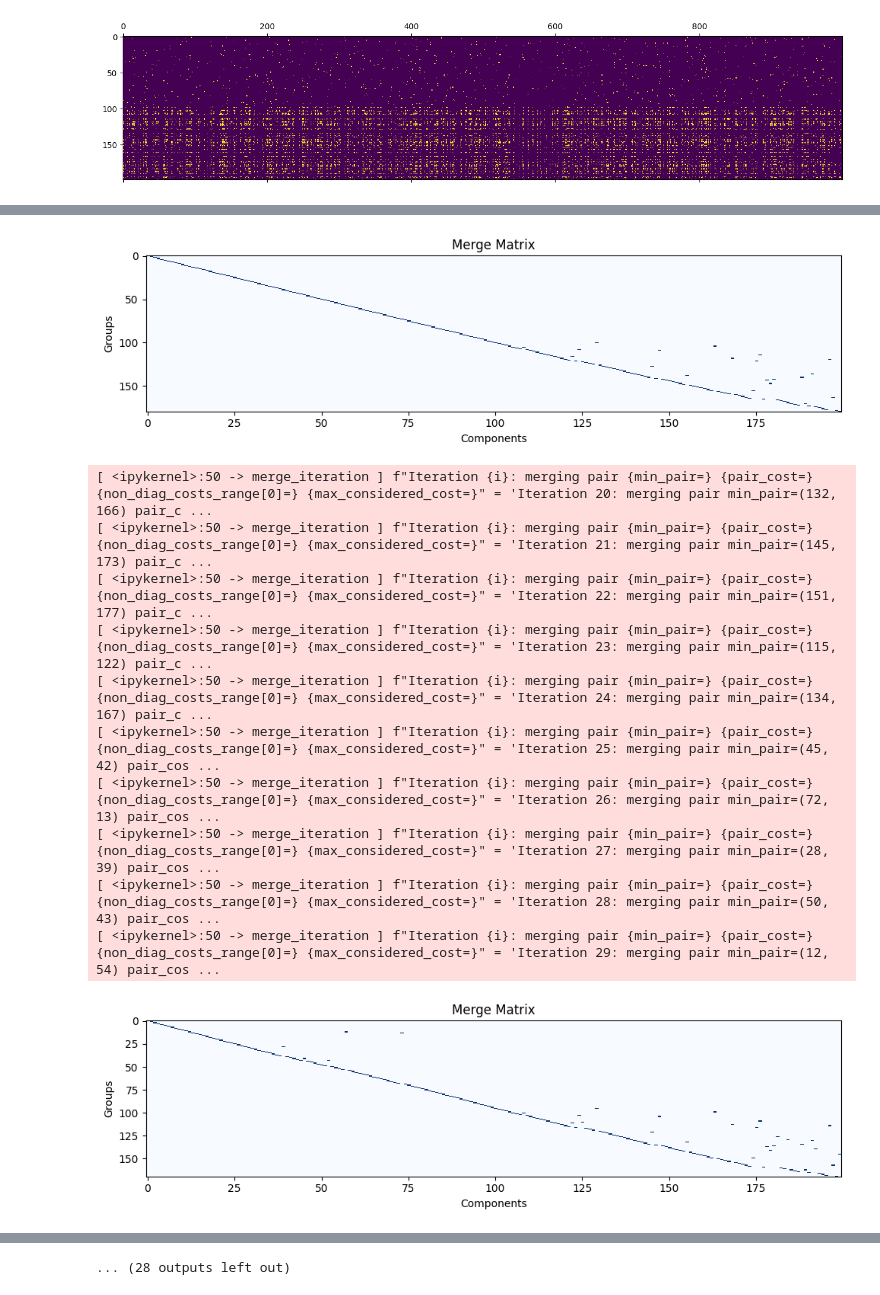
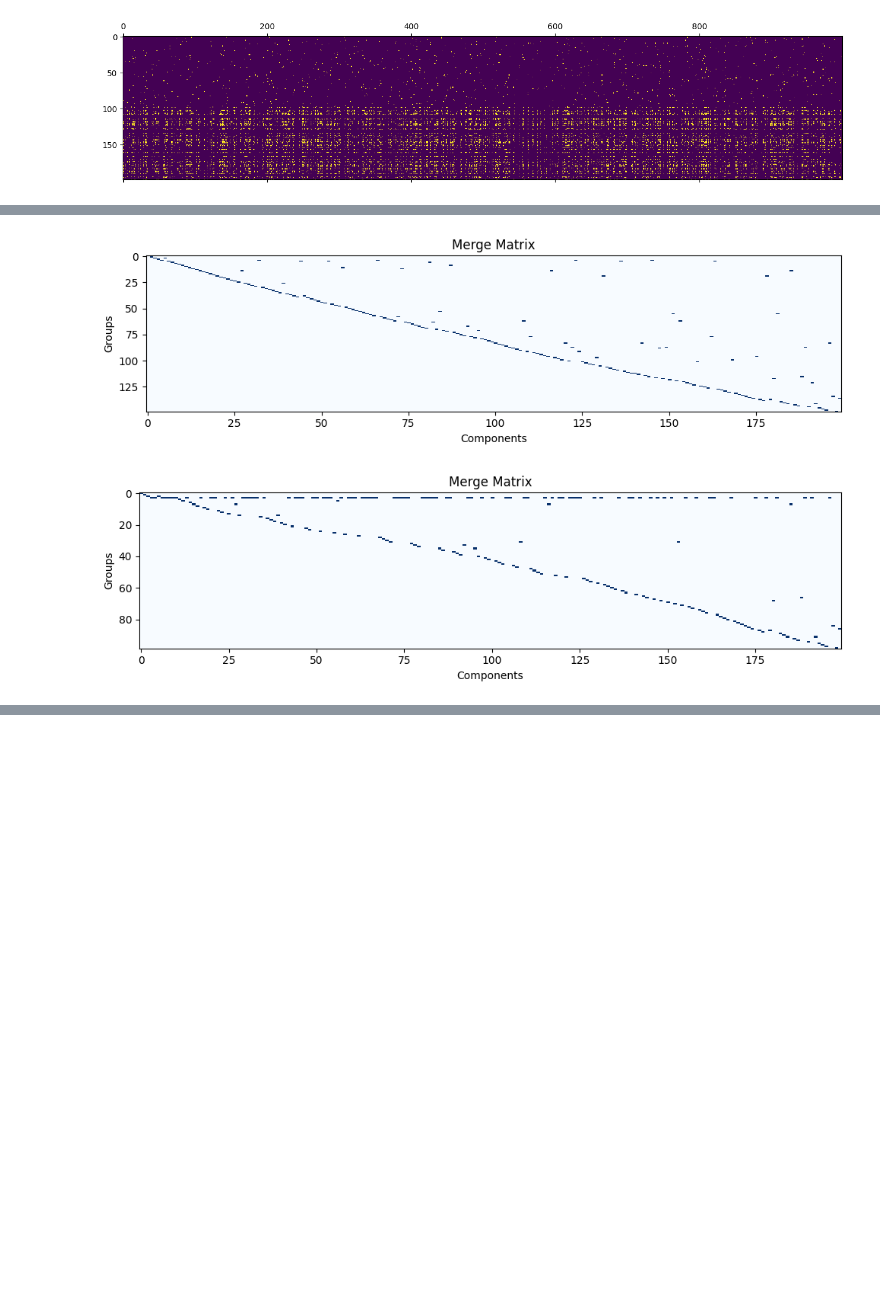
Before and after one commit to mivanit/apd, a Jupyter notebook: notebooks/mivanit/dev_grouping_3.ipynb, the cells around one changed output, grey strips where cells are left out. Cells and saved outputs as stored; diff of their text form; code cells hidden in the pictures; blank space fills up the shorter version.

```diff
--- a/notebooks/mivanit/dev_grouping_3.ipynb
+++ b/notebooks/mivanit/dev_grouping_3.ipynb
@@ -125,6 +125,7 @@ def compute_merge_costs(
     coact: Bool[Tensor, "k_groups k_groups"],
     merges: GroupMerge,
     alpha: float = 1.0,
+    rank_cost: float = 100.0,
 ) -> Float[Tensor, "k_groups k_groups"]:
     """Compute MDL costs for merge matrices"""
     device: torch.device = coact.device
@@ -141,7 +142,7 @@ def compute_merge_costs(
         - (
             ranks.unsqueeze(0)
             + ranks.unsqueeze(1)
-            + (1/alpha)
+            + (rank_cost/alpha)
         ) * coact
     )
 # %%
@@ -286,7 +287,7 @@ def merge_iteration(
 		pair_cost: float = costs[min_pair[0], min_pair[1]].item()
 
 		# merge the pair
-		dbg(f"Iteration {i}: merging pair {min_pair=} {pair_cost=} {non_diag_costs_range[0]=} {max_considered_cost=}")
+		# dbg(f"Iteration {i}: merging pair {min_pair=} {pair_cost=} {non_diag_costs_range[0]=} {max_considered_cost=}")
 		current_merge, current_coact, current_act_mask = recompute_coacts(
 			coact=current_coact,
 			merges=current_merge,
@@ -299,16 +300,17 @@ def merge_iteration(
 		assert current_coact.shape[1] == k_groups, "Coactivation matrix shape should match number of groups"
 		assert current_act_mask.shape[1] == k_groups, "Activation mask shape should match number of groups"
 
-		i += 1
 
-		if i % 10 == 0:
+		if i % 50 == 0:
 			current_merge.plot()
 			plt.show()
+
+		i += 1
 
 merge_iteration(
 	coact=COACTIVATIONS['co_occurrence_matrix'],
 	activation_mask=COACTIVATIONS['active_mask'],
 	alpha=1.0,
-	iters=200,
+	iters=160,
 )
 # %% [output]
@@ -336,12 +318,2 @@ merge_iteration(
-[figure, old version]
+[figure, new version]
-[ <ipykernel>:50 -> merge_iteration ] f"Iteration {i}: merging pair {min_pair=} {pair_cost=} {non_diag_costs_range[0]=} {max_considered_cost=}" = 'Iteration 20: merging pair min_pair=(132, 166) pair_c ...
-[ <ipykernel>:50 -> merge_iteration ] f"Iteration {i}: merging pair {min_pair=} {pair_cost=} {non_diag_costs_range[0]=} {max_considered_cost=}" = 'Iteration 21: merging pair min_pair=(145, 173) pair_c ...
-[ <ipykernel>:50 -> merge_iteration ] f"Iteration {i}: merging pair {min_pair=} {pair_cost=} {non_diag_costs_range[0]=} {max_considered_cost=}" = 'Iteration 22: merging pair min_pair=(151, 177) pair_c ...
-[ <ipykernel>:50 -> merge_iteration ] f"Iteration {i}: merging pair {min_pair=} {pair_cost=} {non_diag_costs_range[0]=} {max_considered_cost=}" = 'Iteration 23: merging pair min_pair=(115, 122) pair_c ...
-[ <ipykernel>:50 -> merge_iteration ] f"Iteration {i}: merging pair {min_pair=} {pair_cost=} {non_diag_costs_range[0]=} {max_considered_cost=}" = 'Iteration 24: merging pair min_pair=(134, 167) pair_c ...
-[ <ipykernel>:50 -> merge_iteration ] f"Iteration {i}: merging pair {min_pair=} {pair_cost=} {non_diag_costs_range[0]=} {max_considered_cost=}" = 'Iteration 25: merging pair min_pair=(45, 42) pair_cos ...
-[ <ipykernel>:50 -> merge_iteration ] f"Iteration {i}: merging pair {min_pair=} {pair_cost=} {non_diag_costs_range[0]=} {max_considered_cost=}" = 'Iteration 26: merging pair min_pair=(72, 13) pair_cos ...
-[ <ipykernel>:50 -> merge_iteration ] f"Iteration {i}: merging pair {min_pair=} {pair_cost=} {non_diag_costs_range[0]=} {max_considered_cost=}" = 'Iteration 27: merging pair min_pair=(28, 39) pair_cos ...
-[ <ipykernel>:50 -> merge_iteration ] f"Iteration {i}: merging pair {min_pair=} {pair_cost=} {non_diag_costs_range[0]=} {max_considered_cost=}" = 'Iteration 28: merging pair min_pair=(50, 43) pair_cos ...
-[ <ipykernel>:50 -> merge_iteration ] f"Iteration {i}: merging pair {min_pair=} {pair_cost=} {non_diag_costs_range[0]=} {max_considered_cost=}" = 'Iteration 29: merging pair min_pair=(12, 54) pair_cos ...
-[figure, old version]
+[figure, new version]
@@ -381,4 +321,3 @@ merge_iteration(
-... (28 outputs left out)
 # %%
 
 
```
Also changed, not shown: parts of 1 cell of this notebook.
